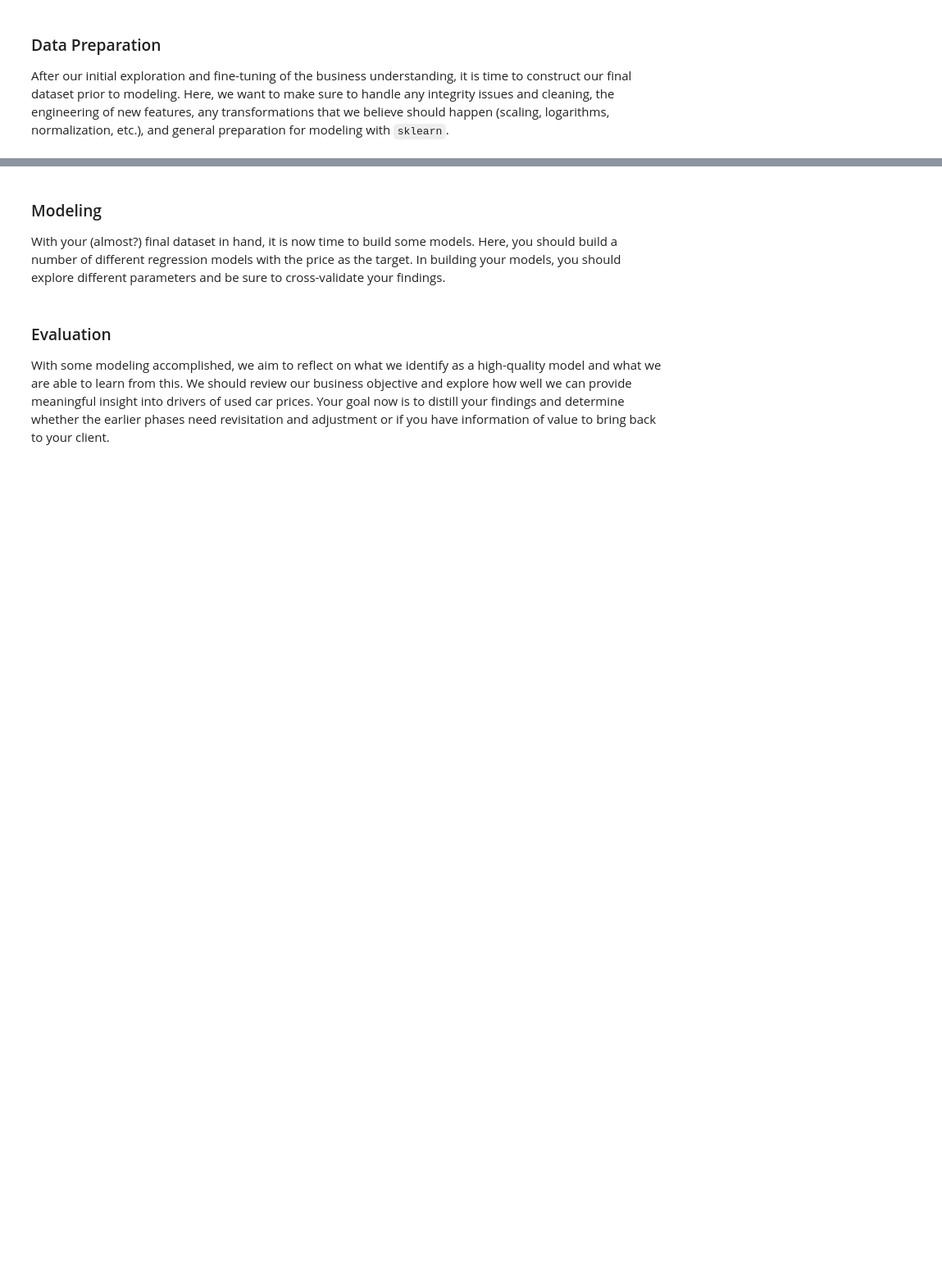
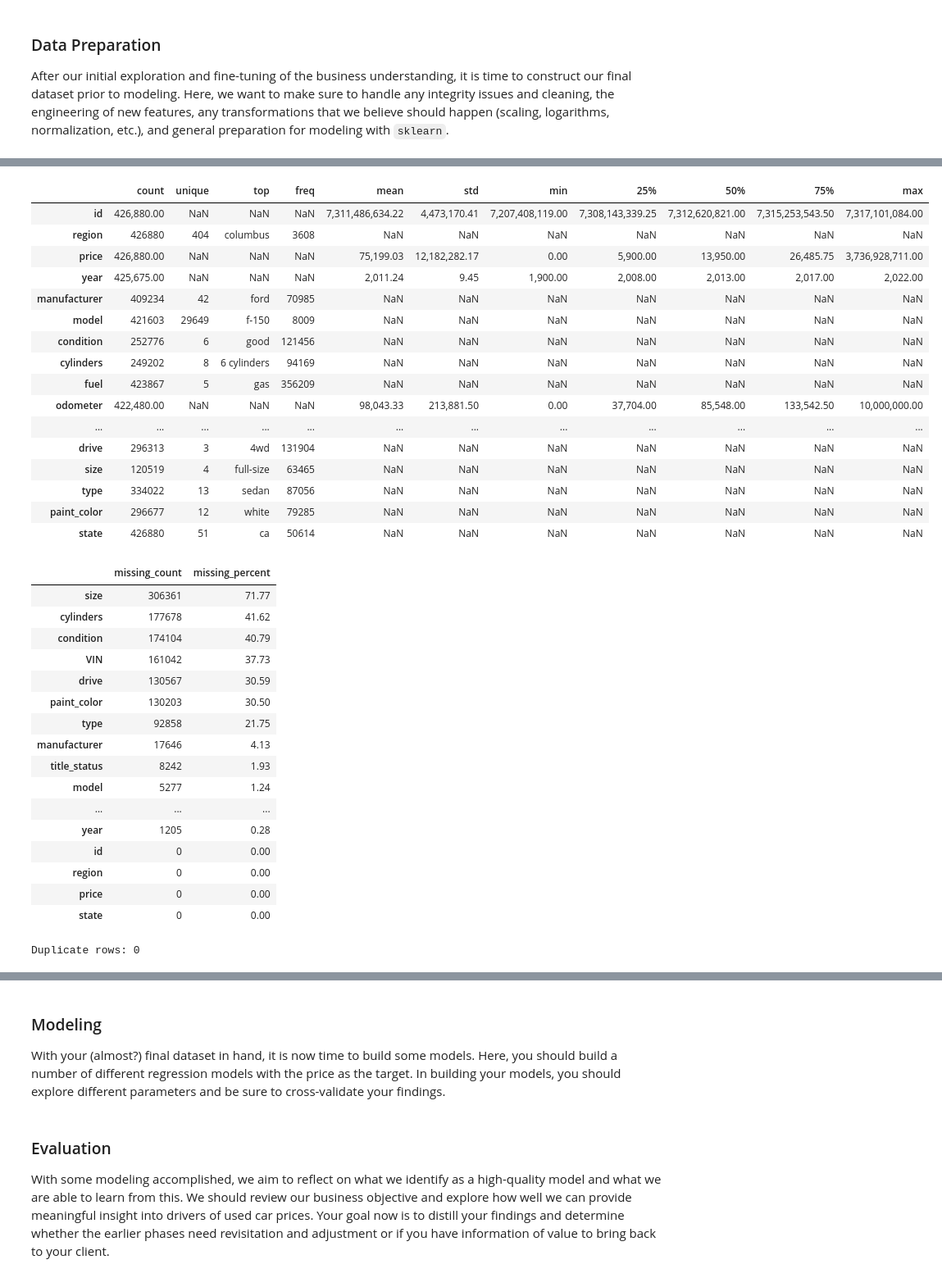
Before and after one commit to RT-Prog/ML_Learn_1, a Jupyter notebook: CarSalesPredictor/prompt_II.ipynb, the cells around one changed output, grey strips where cells are left out. Shown at 82% size. Cells and saved outputs as stored; diff of their text form; code cells hidden in the pictures; blank space fills up the shorter version.

```diff
--- a/CarSalesPredictor/prompt_II.ipynb
+++ b/CarSalesPredictor/prompt_II.ipynb
@@ -54,3 +52,13 @@ After considering the business understanding, we want to get familiar with our d
 ### Data Preparation
 
 After our initial exploration and fine-tuning of the business understanding, it is time to construct our final dataset prior to modeling.  Here, we want to make sure to handle any integrity issues and cleaning, the engineering of new features, any transformations that we believe should happen (scaling, logarithms, normalization, etc.), and general preparation for modeling with `sklearn`.
+# %%
+import pandas as pd
+import numpy as np
+import matplotlib.pyplot as plt
+import seaborn as sns
+
+# Display settings
+
+pd.set_option("display.max_columns", None)
+pd.set_option("display.float_format", lambda x: f"{x:,.2f}")
@@ -56,0 +99,54 @@ After our initial exploration and fine-tuning of the business understanding, it
+# %%
+display(vehicles.describe(include="all").T)
+
+# Missing values
+missing = (
+    vehicles.isna()
+    .sum()
+    .sort_values(ascending=False)
+    .to_frame("missing_count")
+)
+
+missing["missing_percent"] = missing["missing_count"] / len(vehicles) * 100
+
+display(missing)
+# %% [output]
+|  | count | unique | top | freq | mean | std | min | 25% | 50% | 75% | max |
+| id | 426,880.00 | NaN | NaN | NaN | 7,311,486,634.22 | 4,473,170.41 | 7,207,408,119.00 | 7,308,143,339.25 | 7,312,620,821.00 | 7,315,253,543.50 | 7,317,101,084.00 |
+| region | 426880 | 404 | columbus | 3608 | NaN | NaN | NaN | NaN | NaN | NaN | NaN |
+| price | 426,880.00 | NaN | NaN | NaN | 75,199.03 | 12,182,282.17 | 0.00 | 5,900.00 | 13,950.00 | 26,485.75 | 3,736,928,711.00 |
+| year | 425,675.00 | NaN | NaN | NaN | 2,011.24 | 9.45 | 1,900.00 | 2,008.00 | 2,013.00 | 2,017.00 | 2,022.00 |
+| manufacturer | 409234 | 42 | ford | 70985 | NaN | NaN | NaN | NaN | NaN | NaN | NaN |
+| model | 421603 | 29649 | f-150 | 8009 | NaN | NaN | NaN | NaN | NaN | NaN | NaN |
+| condition | 252776 | 6 | good | 121456 | NaN | NaN | NaN | NaN | NaN | NaN | NaN |
+| cylinders | 249202 | 8 | 6 cylinders | 94169 | NaN | NaN | NaN | NaN | NaN | NaN | NaN |
+| fuel | 423867 | 5 | gas | 356209 | NaN | NaN | NaN | NaN | NaN | NaN | NaN |
+| odometer | 422,480.00 | NaN | NaN | NaN | 98,043.33 | 213,881.50 | 0.00 | 37,704.00 | 85,548.00 | 133,542.50 | 10,000,000.00 |
+| ... | ... | ... | ... | ... | ... | ... | ... | ... | ... | ... | ... |
+| drive | 296313 | 3 | 4wd | 131904 | NaN | NaN | NaN | NaN | NaN | NaN | NaN |
+| size | 120519 | 4 | full-size | 63465 | NaN | NaN | NaN | NaN | NaN | NaN | NaN |
+| type | 334022 | 13 | sedan | 87056 | NaN | NaN | NaN | NaN | NaN | NaN | NaN |
+| paint_color | 296677 | 12 | white | 79285 | NaN | NaN | NaN | NaN | NaN | NaN | NaN |
+| state | 426880 | 51 | ca | 50614 | NaN | NaN | NaN | NaN | NaN | NaN | NaN |
+|  | missing_count | missing_percent |
+| size | 306361 | 71.77 |
+| cylinders | 177678 | 41.62 |
+| condition | 174104 | 40.79 |
+| VIN | 161042 | 37.73 |
+| drive | 130567 | 30.59 |
+| paint_color | 130203 | 30.50 |
+| type | 92858 | 21.75 |
+| manufacturer | 17646 | 4.13 |
+| title_status | 8242 | 1.93 |
+| model | 5277 | 1.24 |
+| ... | ... | ... |
+| year | 1205 | 0.28 |
+| id | 0 | 0.00 |
+| region | 0 | 0.00 |
+| price | 0 | 0.00 |
+| state | 0 | 0.00 |
+# %%
+# Duplicate rows
+print("Duplicate rows:", vehicles.duplicated().sum())
+# %% [output]
+Duplicate rows: 0
```
Also changed, not shown: parts of 12 cells of this notebook.
